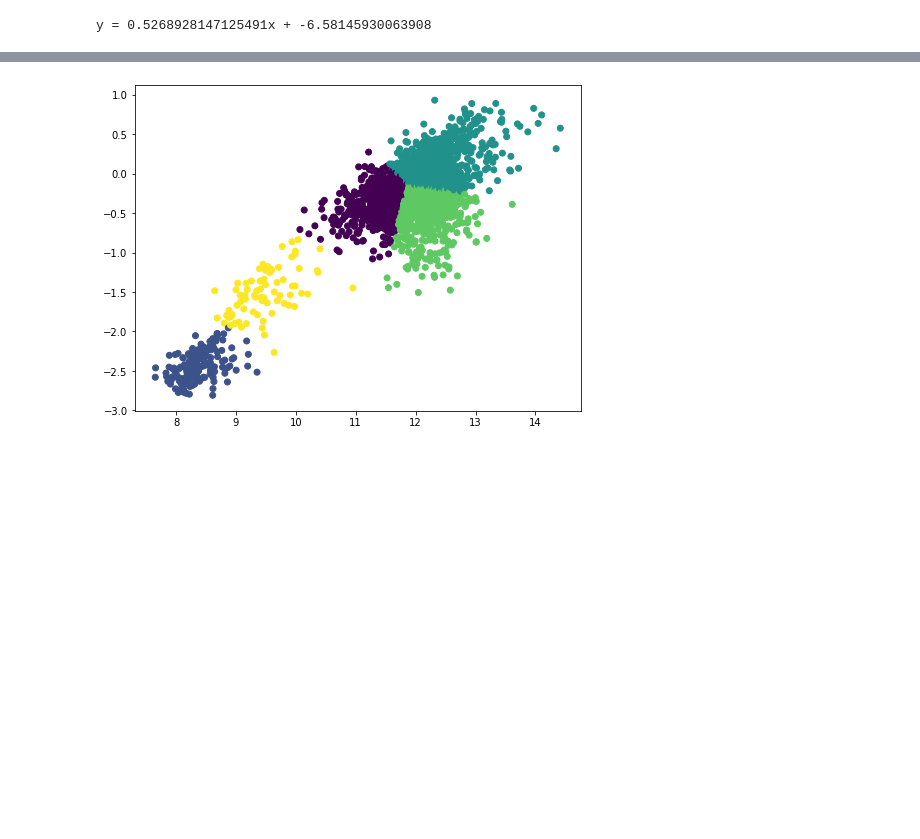
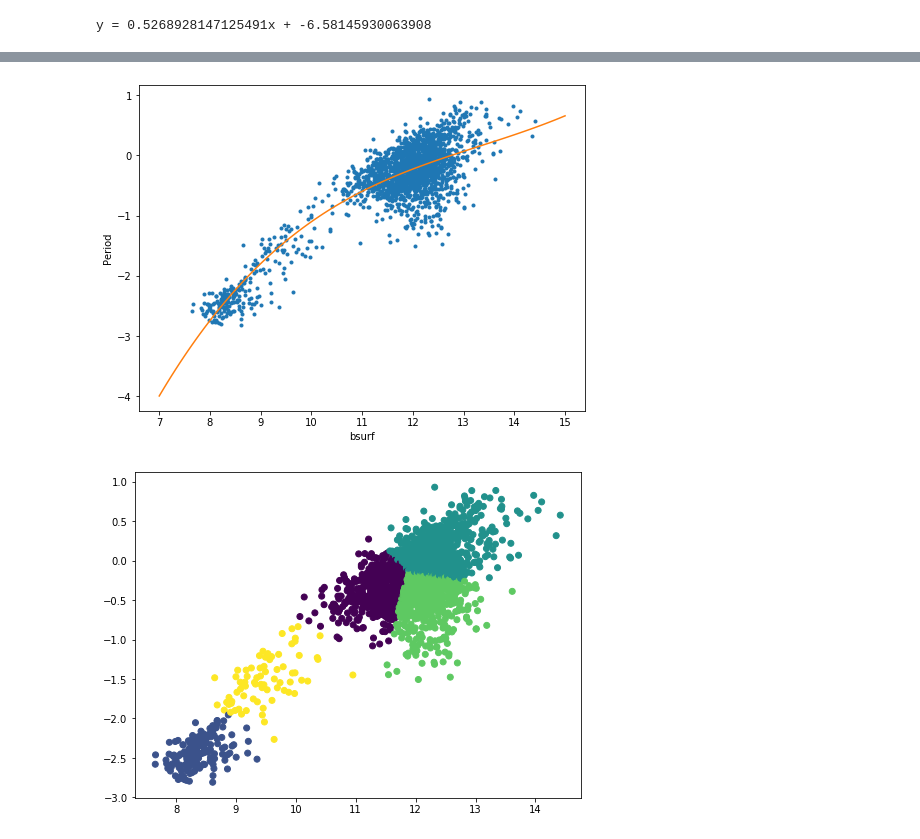
Before and after one commit to bdougl13/ApplyingMLtoNSResearch, a Jupyter notebook: MLtoNS.ipynb, the cells around one changed output, grey strips where cells are left out. Drawn from its saved outputs; the diff is of its cells as text; code cells hidden in the pictures; blank space fills up the shorter version.

Commit message:
Updated MLtoNS.ipynb
added polynomial regression

```diff
--- a/MLtoNS.ipynb
+++ b/MLtoNS.ipynb
@@ -213,6 +213,28 @@ OLS Regression Results
 | Kurtosis: | 3.538 | Cond. No. | 1.00 |
 Warnings:
 [1] Standard Errors assume that the covariance matrix of the errors is correctly specified.
+# %%
+#Polynomial regression
+from sklearn.linear_model import LinearRegression
+lm = LinearRegression() #another way to plot linear regression, not needed for this plot
+
+#create function to plot polynomial regression line
+def PlotPoly(model, independent_variable, dependent_variabble, Name):
+    x_new = np.linspace(7, 15, 100) #make sure it makes sense with whatever x data scale is used
+    y_new = model(x_new)
+
+    plt.figure(figsize=(8,6))
+    plt.plot(independent_variable, dependent_variabble, '.', x_new, y_new, '-')
+    plt.xlabel(Name)
+    plt.ylabel('Period') #change according to dependent variable in question
+    plt.show()
+#use numpy to fit polynomial and get regression line equation
+poly = np.polyfit(b, p, deg=3) #use dataframe elements, not numpy arrays. Can adjust degree of polynomial
+poly1d = np.poly1d(poly)
+#plot polynomial
+PlotPoly(poly1d, b, p, 'bsurf')
+# %% [output]
+[figure, added]
 # %%
 #KMeans : This could be useful if used optimally
 from sklearn.cluster import KMeans
```
Also changed, not shown: parts of 2 cells of this notebook.
